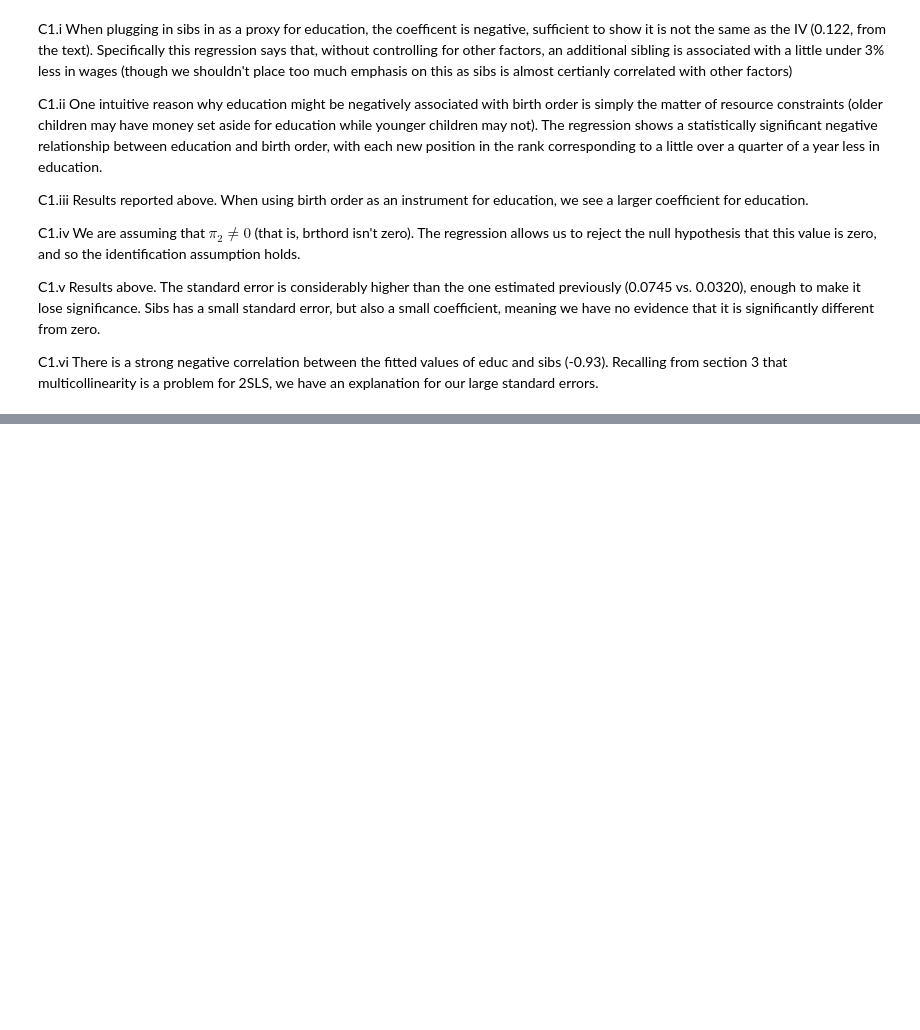
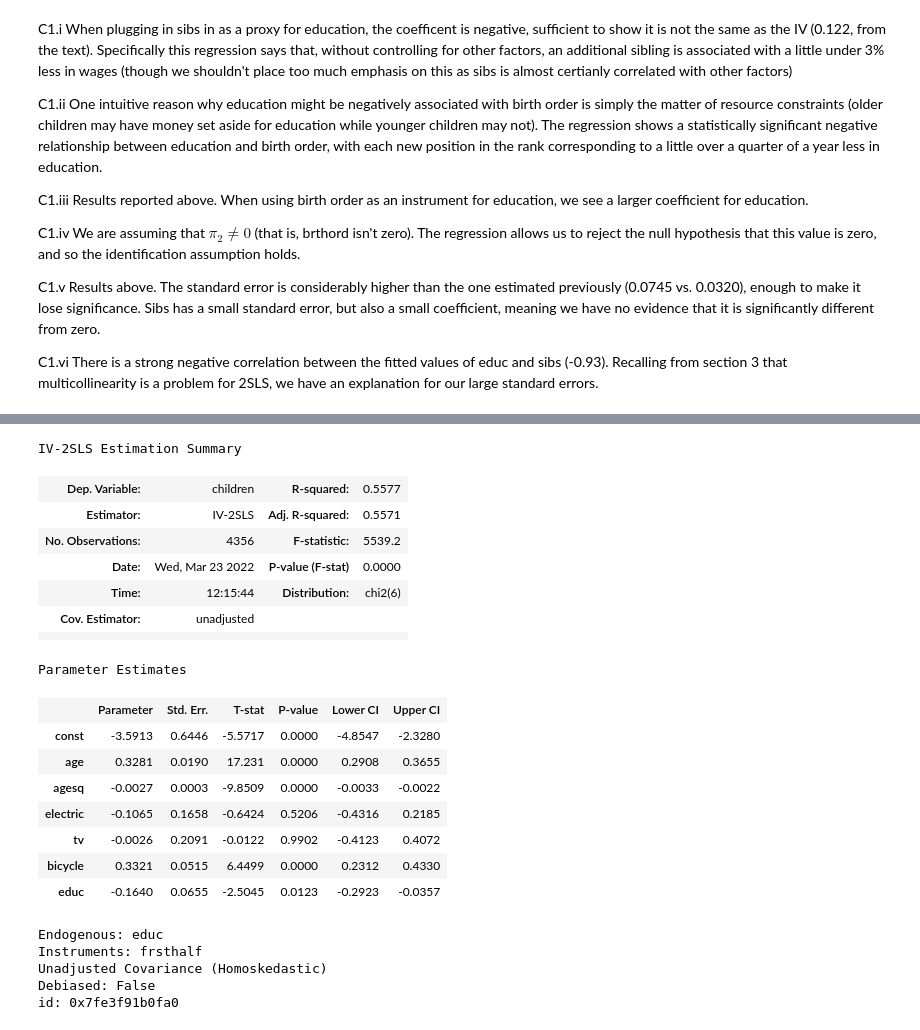
Before and after one commit to systemchalk/wooldridge_workbook, a Jupyter notebook: ch15.ipynb, the cells around one changed output, grey strips where cells are left out. Cells and saved outputs as stored; diff of their text form; code cells hidden in the pictures; blank space fills up the shorter version.

```diff
--- a/ch15.ipynb
+++ b/ch15.ipynb
@@ -145,0 +258,4 @@ C1.vi There is a strong negative correlation between the fitted values of educ a
+# %%
+X = sm.add_constant(fertil2[["age", "agesq", "electric", "tv", "bicycle"]])
+IV2SLS(fertil2.children, X, fertil2.educ, fertil2.frsthalf).fit(cov_type="unadjusted")
+# %% [output]
@@ -145,0 +264,22 @@ C1.vi There is a strong negative correlation between the fitted values of educ a
+IV-2SLS Estimation Summary
+| Dep. Variable: | children | R-squared: | 0.5577 |
+| Estimator: | IV-2SLS | Adj. R-squared: | 0.5571 |
+| No. Observations: | 4356 | F-statistic: | 5539.2 |
+| Date: | Wed, Mar 23 2022 | P-value (F-stat) | 0.0000 |
+| Time: | 12:15:44 | Distribution: | chi2(6) |
+| Cov. Estimator: | unadjusted |  |  |
+|  |  |  |  |
+Parameter Estimates
+|  | Parameter | Std. Err. | T-stat | P-value | Lower CI | Upper CI |
+| const | -3.5913 | 0.6446 | -5.5717 | 0.0000 | -4.8547 | -2.3280 |
+| age | 0.3281 | 0.0190 | 17.231 | 0.0000 | 0.2908 | 0.3655 |
+| agesq | -0.0027 | 0.0003 | -9.8509 | 0.0000 | -0.0033 | -0.0022 |
+| electric | -0.1065 | 0.1658 | -0.6424 | 0.5206 | -0.4316 | 0.2185 |
+| tv | -0.0026 | 0.2091 | -0.0122 | 0.9902 | -0.4123 | 0.4072 |
+| bicycle | 0.3321 | 0.0515 | 6.4499 | 0.0000 | 0.2312 | 0.4330 |
+| educ | -0.1640 | 0.0655 | -2.5045 | 0.0123 | -0.2923 | -0.0357 |
+Endogenous: educ
+Instruments: frsthalf
+Unadjusted Covariance (Homoskedastic)
+Debiased: False
+id: 0x7fe3f91b0fa0
```
Also changed, not shown: parts of 7 cells of this notebook.
